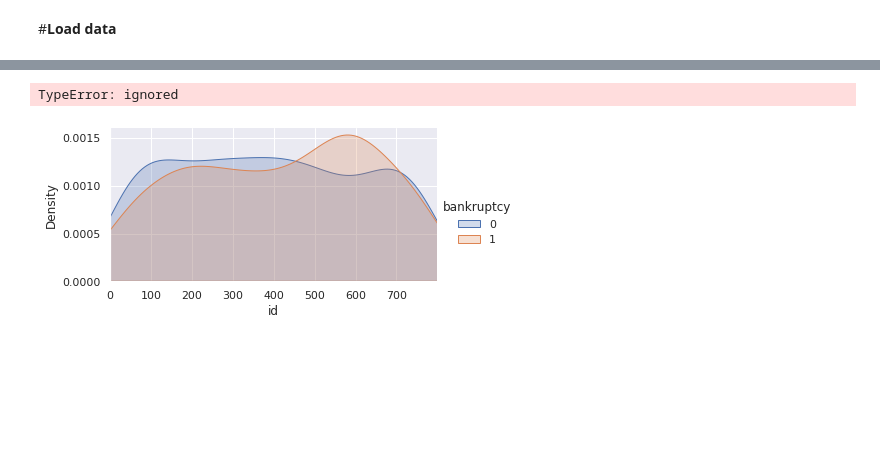
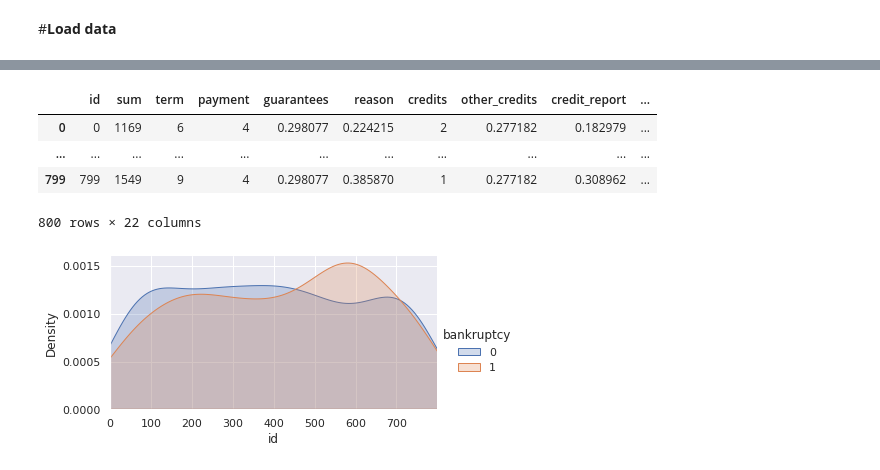
Before and after one commit to ykitaguchi77/Kaggle, a Jupyter notebook: Bunkruptcy-prediction.ipynb, the cells around one changed output, grey strips where cells are left out. Cells and saved outputs as stored; diff of their text form; code cells hidden in the pictures; blank space fills up the shorter version.

```diff
--- a/Bunkruptcy-prediction.ipynb
+++ b/Bunkruptcy-prediction.ipynb
@@ -221,14 +140,11 @@ train_df.groupby('estate').mean()
-# %%
-indices = train_df.groupby(categories_obj[0]).count().index.to_list()
-values = train_df[categories_obj[0]]
-labels = train_df["bankruptcy"]
-
-lst = []
-for i in len(range(values)):
-    if labels[i] == 1:
-        lst.app
-# %% [output]
-TypeError: ignored
+# %%
+train_df
+# %% [output]
+|  | id | sum | term | payment | guarantees | reason | credits | other_credits | credit_report | ... |
+| 0 | 0 | 1169 | 6 | 4 | 0.298077 | 0.224215 | 2 | 0.277182 | 0.182979 | ... |
+| ... | ... | ... | ... | ... | ... | ... | ... | ... | ... | ... |
+| 799 | 799 | 1549 | 9 | 4 | 0.298077 | 0.385870 | 1 | 0.277182 | 0.308962 | ... |
+800 rows × 22 columns
 # %%
 #Object以外の項目の分布図を縦に並べて表示
 import seaborn as sns
```
Also changed, not shown: parts of 31 cells of this notebook.
